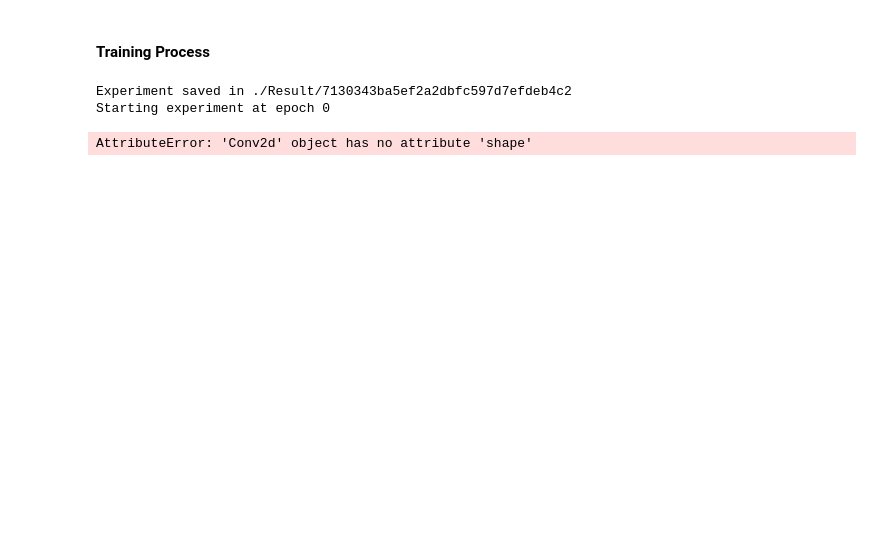
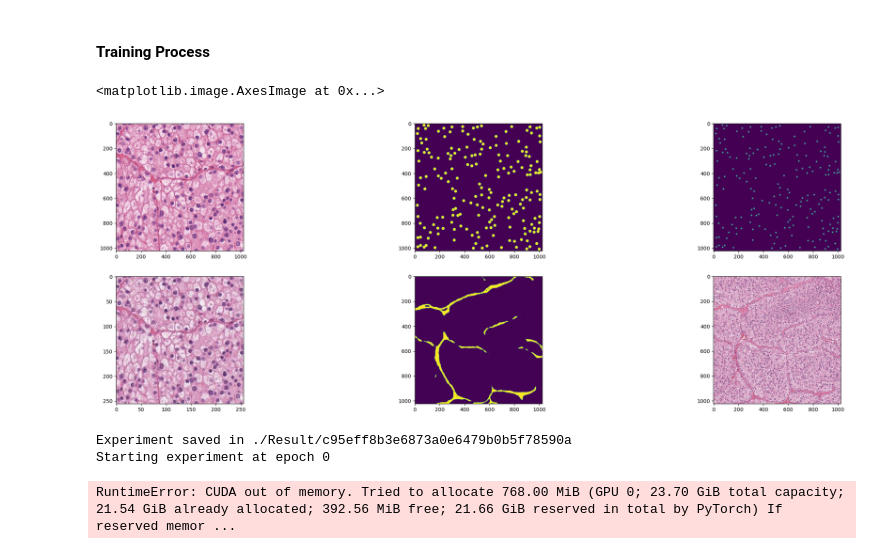
Before and after one commit to shinning0821/Ocelet-, a Jupyter notebook: train.ipynb, the cells around one changed output. Drawn from its saved outputs; the diff is of its cells as text; code cells hidden in the pictures; blank space fills up the shorter version.

```diff
--- a/train.ipynb
+++ b/train.ipynb
@@ -17,7 +17,7 @@ import matplotlib.pyplot as plt
 from haven import haven_utils as hu
 # %%
 exp_dict = hu.load_json('Experiment_Exp/exp_config_mynet_1.json')
-exp_dict["batch_size"] = 1
+exp_dict["batch_size"] = 2
 exp_dict["max_epoch"] = 10
 
 datadir = '/data114_1/ocelot2023_v0.1.2'
@@ -60,33 +60,37 @@ train_set = OceletDataset(data_dir=datadir,
 # %%
 idx = 3
 image = train_set[idx]['images'].numpy().transpose(1,2,0)
 gt = train_set[idx]['gt'].numpy()
 heatmap = train_set[idx]['heatmap'].numpy()
 tissue_img = train_set[idx]['tissue_img'].numpy().transpose(1,2,0)
 tissue_mask = train_set[idx]['tissue_mask'].numpy()
 # pair_map = train_set[idx]['pair_map'].numpy()
 
 x = train_set[idx]['roi_loc'][1]
 y = train_set[idx]['roi_loc'][0]
 
-# fig,axes = plt.subplots(2,3, figsize=(30,10))
-# axes[0,0].imshow(image)
-# axes[0,1].imshow(gt)
-# axes[0,2].imshow(heatmap)
-# axes[1,0].imshow(tissue_img[x-128:x+128,y-128:y+128])
-# axes[1,1].imshow(tissue_mask)
-# axes[1,2].imshow(tissue_img)
+fig,axes = plt.subplots(2,3, figsize=(30,10))
+axes[0,0].imshow(image)
+axes[0,1].imshow(gt)
+axes[0,2].imshow(heatmap)
+axes[1,0].imshow(tissue_img[x-128:x+128,y-128:y+128])
+axes[1,1].imshow(tissue_mask)
+axes[1,2].imshow(tissue_img)
+# %% [output]
+<matplotlib.image.AxesImage at 0x...>
+[figure, added]
 # %%
 # folddir_10 = glob.glob(os.path.join(datadir, '*_fold'))
 
 # for folddir in folddir_10:
-#     savedir_base = os.path.join(folddir,'Result')
+#     savedir_base = os.path.join(folddir,'Resu lt')
 #     os.makedirs(savedir_base,exist_ok=True)
+
 
 savedir_base = "./Result"
 os.makedirs(savedir_base,exist_ok=True)
-trainval(exp_dict, savedir_base, datadir, reset=False, num_workers=4)
+trainval(exp_dict, savedir_base, datadir, reset=False, num_workers=8)
 # %% [output]
-Experiment saved in ./Result/7130343ba5ef2a2dbfc597d7efdeb4c2
+Experiment saved in ./Result/c95eff8b3e6873a0e6479b0b5f78590a
 Starting experiment at epoch 0
-AttributeError: 'Conv2d' object has no attribute 'shape'
+RuntimeError: CUDA out of memory. Tried to allocate 768.00 MiB (GPU 0; 23.70 GiB total capacity; 21.54 GiB already allocated; 392.56 MiB free; 21.66 GiB reserved in total by PyTorch) If reserved memor ...
```
Also changed, not shown: 4 other files.
